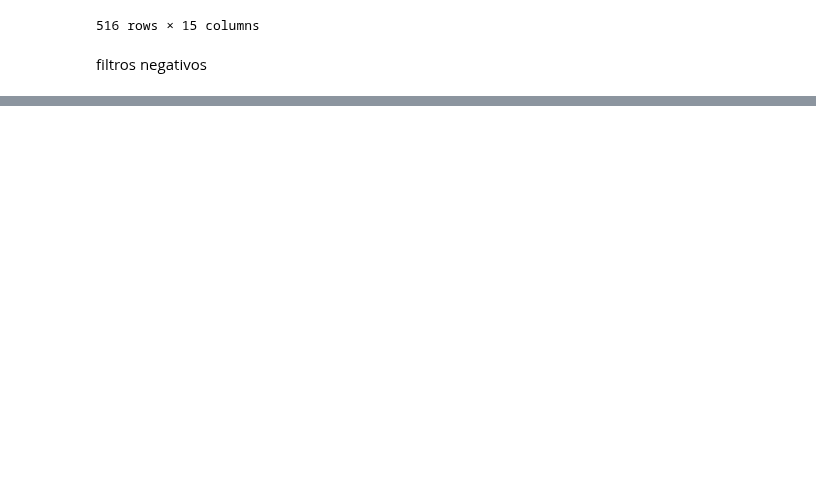
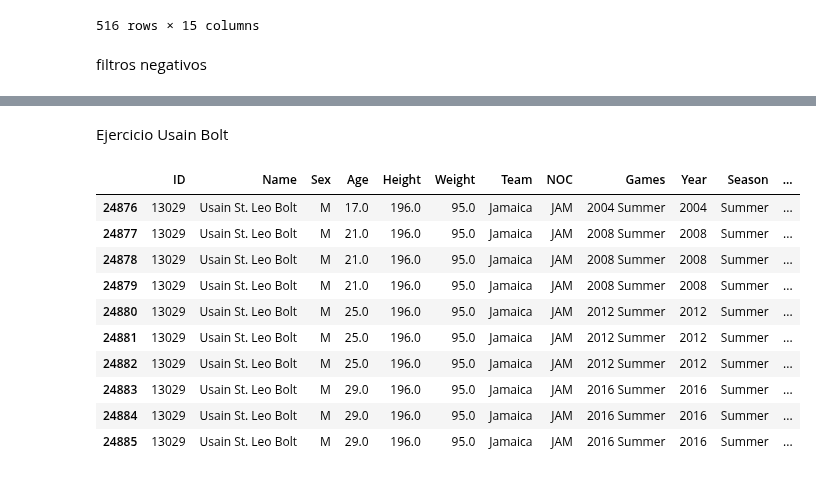
Before and after one commit to oscardbocanegra/udemy, a Jupyter notebook: analisis_datos/manipulacion_dataframes.ipynb, the cells around one changed output, grey strips where cells are left out. Cells and saved outputs as stored; diff of their text form; code cells hidden in the pictures; blank space fills up the shorter version.

Commit message:
ejercicio

```diff
--- a/analisis_datos/manipulacion_dataframes.ipynb
+++ b/analisis_datos/manipulacion_dataframes.ipynb
@@ -191,0 +224,16 @@ olympics[(olympics['NOC'] != 'CHN')].head()
+# %% [markdown]
+Ejercicio Usain Bolt
+# %%
+olympics[olympics['Name'].str.startswith('Usain')]
+# %% [output]
+|  | ID | Name | Sex | Age | Height | Weight | Team | NOC | Games | Year | Season | ... |
+| 24876 | 13029 | Usain St. Leo Bolt | M | 17.0 | 196.0 | 95.0 | Jamaica | JAM | 2004 Summer | 2004 | Summer | ... |
+| 24877 | 13029 | Usain St. Leo Bolt | M | 21.0 | 196.0 | 95.0 | Jamaica | JAM | 2008 Summer | 2008 | Summer | ... |
+| 24878 | 13029 | Usain St. Leo Bolt | M | 21.0 | 196.0 | 95.0 | Jamaica | JAM | 2008 Summer | 2008 | Summer | ... |
+| 24879 | 13029 | Usain St. Leo Bolt | M | 21.0 | 196.0 | 95.0 | Jamaica | JAM | 2008 Summer | 2008 | Summer | ... |
+| 24880 | 13029 | Usain St. Leo Bolt | M | 25.0 | 196.0 | 95.0 | Jamaica | JAM | 2012 Summer | 2012 | Summer | ... |
+| 24881 | 13029 | Usain St. Leo Bolt | M | 25.0 | 196.0 | 95.0 | Jamaica | JAM | 2012 Summer | 2012 | Summer | ... |
+| 24882 | 13029 | Usain St. Leo Bolt | M | 25.0 | 196.0 | 95.0 | Jamaica | JAM | 2012 Summer | 2012 | Summer | ... |
+| 24883 | 13029 | Usain St. Leo Bolt | M | 29.0 | 196.0 | 95.0 | Jamaica | JAM | 2016 Summer | 2016 | Summer | ... |
+| 24884 | 13029 | Usain St. Leo Bolt | M | 29.0 | 196.0 | 95.0 | Jamaica | JAM | 2016 Summer | 2016 | Summer | ... |
+| 24885 | 13029 | Usain St. Leo Bolt | M | 29.0 | 196.0 | 95.0 | Jamaica | JAM | 2016 Summer | 2016 | Summer | ... |
```
Also changed, not shown: parts of 4 cells of this notebook.
